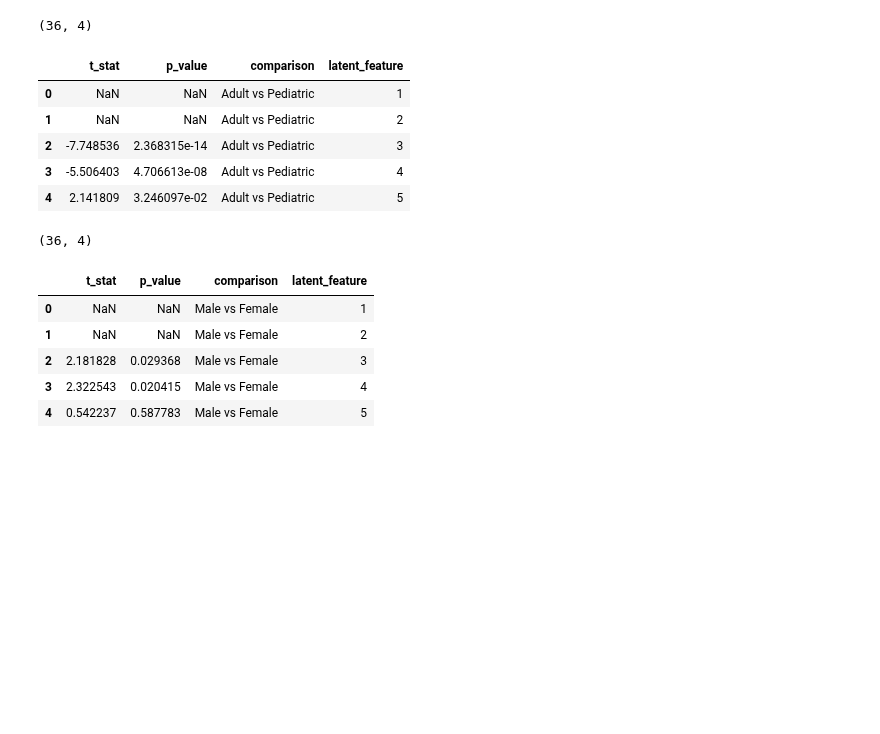
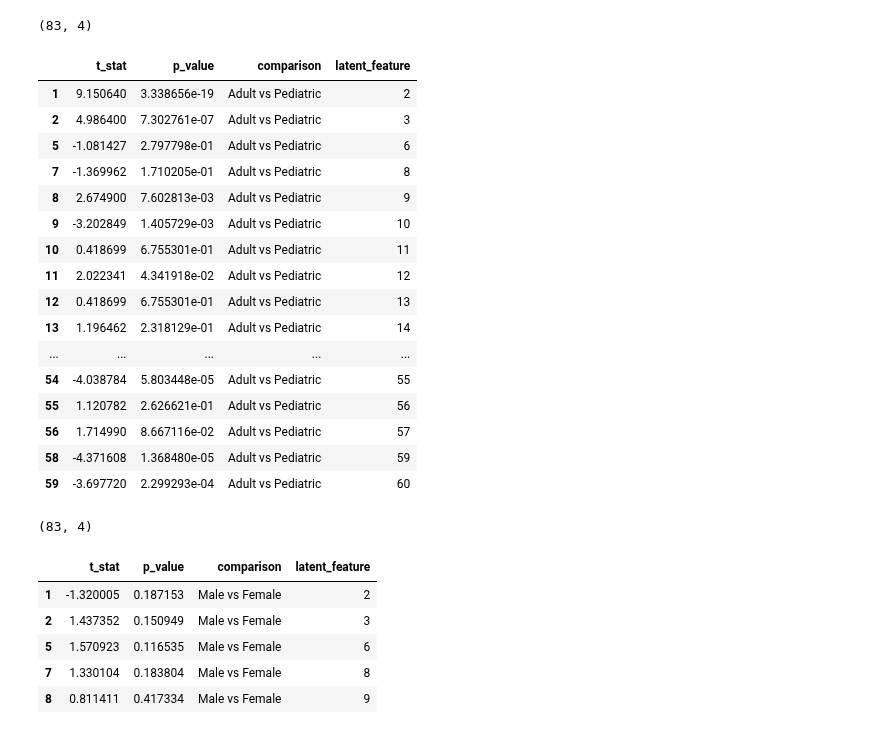
Before and after one commit to WayScience/gene_dependency_representations, a Jupyter notebook: 3.analysis/3.t_tests.ipynb, the cells around one changed output. Drawn from its saved outputs; the diff is of its cells as text; code cells hidden in the pictures; blank space fills up the shorter version.

```diff
--- a/3.analysis/3.t_tests.ipynb
+++ b/3.analysis/3.t_tests.ipynb
@@ -84,22 +30,63 @@ adult_female_latent_df_float.reset_index(drop=True, inplace=True)
+# %%
+# Generating latent dataframes for each category and dropping the id column to prep for t tests
+def generate_latent_df(latent_df, category_ids):
+    """
+    Generate a latent DataFrame filtered by category IDs and drop the 'ModelID' column.
+
+    Parameters:
+    latent_df (pd.DataFrame): The original DataFrame containing latent variables.
+    category_ids (list): The list of ModelIDs to filter the DataFrame by.
+
+    Returns:
+    pd.DataFrame: The filtered DataFrame with the 'ModelID' column dropped.
+    """
+    filtered_df = latent_df[latent_df['ModelID'].isin(category_ids)].copy()
+    filtered_df_float = filtered_df.drop(columns=["ModelID"])
+    filtered_df_float.reset_index(drop=True, inplace=True)
+    return filtered_df, filtered_df_float
+
+
+# Usage for each category
+adult_latent_df, adult_latent_df_float = generate_latent_df(latent_df, adult_ids)
+ped_latent_df, ped_latent_df_float = generate_latent_df(latent_df, ped_ids)
+male_latent_df, male_latent_df_float = generate_latent_df(latent_df, male_ids)
+female_latent_df, female_latent_df_float = generate_latent_df(latent_df, female_ids)
+ped_male_latent_df, ped_male_latent_df_float = generate_latent_df(latent_df, ped_male_ids)
+adult_male_latent_df, adult_male_latent_df_float = generate_latent_df(latent_df, adult_male_ids)
+ped_female_latent_df, ped_female_latent_df_float = generate_latent_df(latent_df, ped_female_ids)
+adult_female_latent_df, adult_female_latent_df_float = generate_latent_df(latent_df, adult_female_ids)
 # %%
 # t tests comparing adult vs ped for each latent dimension
 
 t_test_adult_vs_ped = ttest_ind(adult_latent_df_float, ped_latent_df_float)
 t_test_adult_vs_ped = pd.DataFrame(t_test_adult_vs_ped).T
 t_test_adult_vs_ped.columns = ["t_stat", "p_value"]
 t_test_adult_vs_ped['comparison'] = 'Adult vs Pediatric'
 t_test_adult_vs_ped['latent_feature'] = t_test_adult_vs_ped.index + 1
+# Remove rows with NaN values
+t_test_adult_vs_ped = t_test_adult_vs_ped.dropna()
 print(t_test_adult_vs_ped.shape)
 
-t_test_adult_vs_ped.head(5)
+t_test_adult_vs_ped.head(50)
 # %% [output]
-(36, 4)
+(83, 4)
 |  | t_stat | p_value | comparison | latent_feature |
-| 0 | NaN | NaN | Adult vs Pediatric | 1 |
-| 1 | NaN | NaN | Adult vs Pediatric | 2 |
-| 2 | -7.748536 | 2.368315e-14 | Adult vs Pediatric | 3 |
-| 3 | -5.506403 | 4.706613e-08 | Adult vs Pediatric | 4 |
-| 4 | 2.141809 | 3.246097e-02 | Adult vs Pediatric | 5 |
+| 1 | 9.150640 | 3.338656e-19 | Adult vs Pediatric | 2 |
+| 2 | 4.986400 | 7.302761e-07 | Adult vs Pediatric | 3 |
+| 5 | -1.081427 | 2.797798e-01 | Adult vs Pediatric | 6 |
+| 7 | -1.369962 | 1.710205e-01 | Adult vs Pediatric | 8 |
+| 8 | 2.674900 | 7.602813e-03 | Adult vs Pediatric | 9 |
+| 9 | -3.202849 | 1.405729e-03 | Adult vs Pediatric | 10 |
+| 10 | 0.418699 | 6.755301e-01 | Adult vs Pediatric | 11 |
+| 11 | 2.022341 | 4.341918e-02 | Adult vs Pediatric | 12 |
+| 12 | 0.418699 | 6.755301e-01 | Adult vs Pediatric | 13 |
+| 13 | 1.196462 | 2.318129e-01 | Adult vs Pediatric | 14 |
+| ... | ... | ... | ... | ... |
+| 54 | -4.038784 | 5.803448e-05 | Adult vs Pediatric | 55 |
+| 55 | 1.120782 | 2.626621e-01 | Adult vs Pediatric | 56 |
+| 56 | 1.714990 | 8.667116e-02 | Adult vs Pediatric | 57 |
+| 58 | -4.371608 | 1.368480e-05 | Adult vs Pediatric | 59 |
+| 59 | -3.697720 | 2.299293e-04 | Adult vs Pediatric | 60 |
 # %%
 # t tests comparing male vs female for each latent dimension
 
@@ -108,17 +95,19 @@ t_test_male_vs_female = pd.DataFrame(t_test_male_vs_female).T
 t_test_male_vs_female.columns = ["t_stat", "p_value"]
 t_test_male_vs_female['comparison'] = 'Male vs Female'
 t_test_male_vs_female['latent_feature'] = t_test_male_vs_female.index + 1
+# Remove rows with NaN values
+t_test_male_vs_female = t_test_male_vs_female.dropna()
 print(t_test_male_vs_female.shape)
 
-t_test_male_vs_female.head(5)
+t_test_male_vs_female.head()
 # %% [output]
-(36, 4)
+(83, 4)
 |  | t_stat | p_value | comparison | latent_feature |
-| 0 | NaN | NaN | Male vs Female | 1 |
-| 1 | NaN | NaN | Male vs Female | 2 |
-| 2 | 2.181828 | 0.029368 | Male vs Female | 3 |
-| 3 | 2.322543 | 0.020415 | Male vs Female | 4 |
-| 4 | 0.542237 | 0.587783 | Male vs Female | 5 |
+| 1 | -1.320005 | 0.187153 | Male vs Female | 2 |
+| 2 | 1.437352 | 0.150949 | Male vs Female | 3 |
+| 5 | 1.570923 | 0.116535 | Male vs Female | 6 |
+| 7 | 1.330104 | 0.183804 | Male vs Female | 8 |
+| 8 | 0.811411 | 0.417334 | Male vs Female | 9 |
 # %%
 # t tests comparing adult male vs ped male for each latent dimension
 
```
Also changed, not shown: parts of 15 cells of this notebook, 3 other files.
